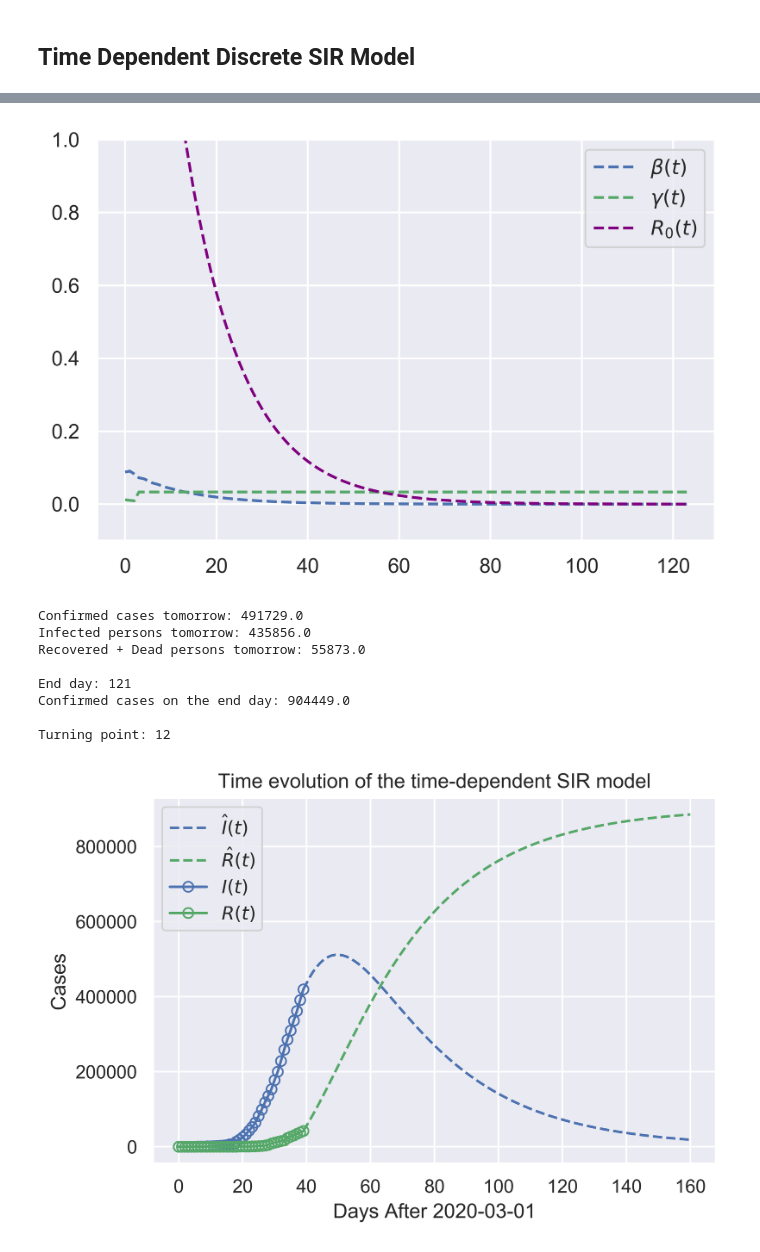
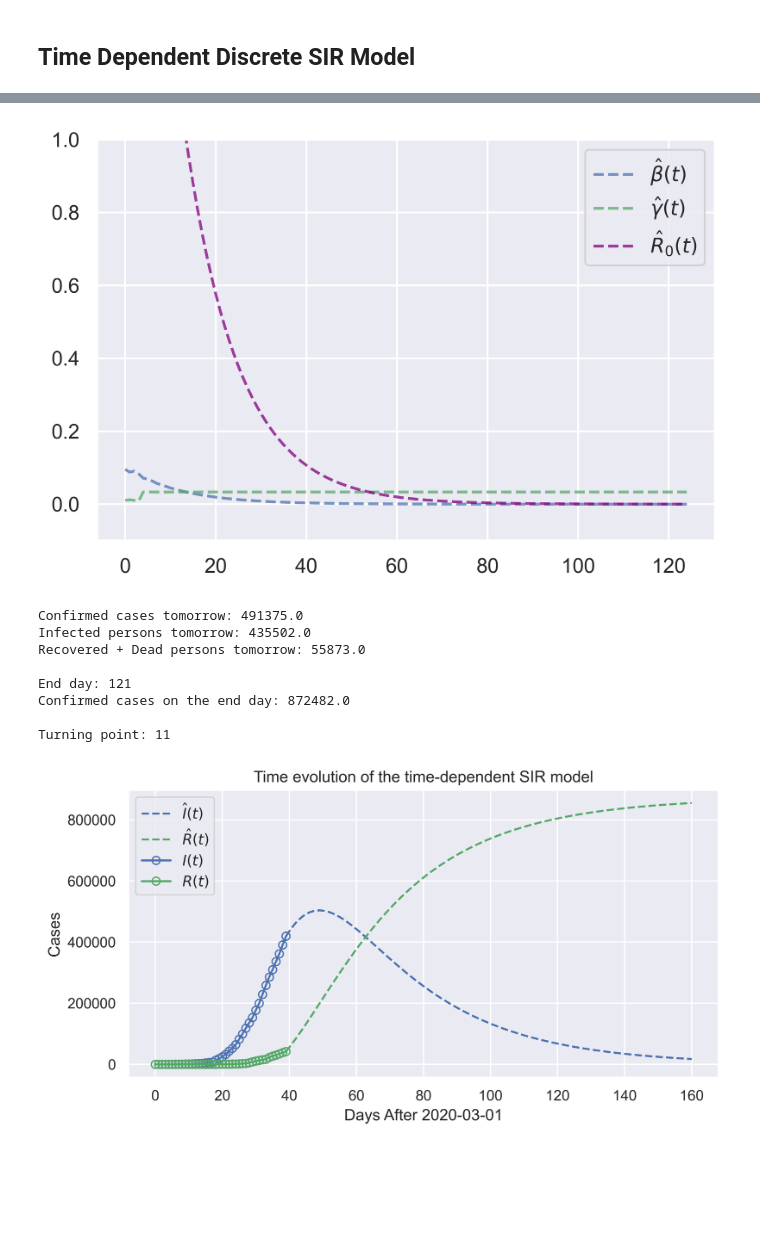
Before and after one commit to ishaandey/covid-19, a Jupyter notebook: sir_model-US.ipynb, the cells around one changed output, grey strips where cells are left out. Saved outputs shown, nothing was run; the diff lists cells and outputs as text; code cells hidden in the pictures; blank space fills up the shorter version.

Commit message:
Changed plot display for github preview

```diff
--- a/sir_model-US.ipynb
+++ b/sir_model-US.ipynb
@@ -76,10 +76,11 @@ The latest basic reproduction number R0: 8.912
 # %%
 from sklearn.neighbors import KNeighborsRegressor as KNN
 from sklearn.linear_model import Ridge
+from sklearn.linear_model import LinearRegression as Linear
 
 # Orders of the two FIR filters
-orders_beta = 3
-orders_gamma = 3
+orders_beta = 4
+orders_gamma = 4
 
 # Starting day for the data training
 start_beta = len(beta) - 21
@@ -95,9 +96,13 @@ x_gamma, y_gamma = data_split(gamma, orders_gamma, start_gamma)
 
 # Train and test using Ridge regression
 clf_beta  = Ridge(alpha=0.003255, copy_X=True, fit_intercept=False, max_iter=None, normalize=True, random_state=None, solver='auto', tol=1e-08).fit(x_beta, y_beta)
-clf_gamma = Ridge(alpha=0.001675, copy_X=True, fit_intercept=False, max_iter=None, normalize=True, random_state=None, solver='auto', tol=1e-08).fit(x_gamma, y_gamma)
+# clf_gamma = Ridge(alpha=0.001675, copy_X=True, fit_intercept=False, max_iter=None, normalize=True, random_state=None, solver='auto', tol=1e-08).fit(x_gamma, y_gamma)
 
+# Train and test using Linear regression
+# clf_beta  = Linear(normalize=False, copy_X=True).fit(x_beta, y_beta)
+clf_gamma = Linear(normalize=False, copy_X=True).fit(x_gamma, y_gamma)
 
+# Predict rates over on last several weeks
 beta_hat = clf_beta.predict(x_beta)
 gamma_hat = clf_gamma.predict(x_gamma)
 # %%
@@ -176,15 +187,15 @@ r0_predict.head()
 
 plt.figure(2)
 
-plt.plot(r0_predict.beta, '--', markerfacecolor='none', label=r'$\beta (t)$', color='b')
-plt.plot(r0_predict.gamma, '--', markerfacecolor='none', label=r'$\gamma (t)$', color='g')
-plt.plot(r0_predict.r0, '--', markerfacecolor='none', label=r'$R_0 (t)$', color='purple')
+plt.plot(r0_predict.beta, '--', markerfacecolor='none', label=r'$\hat{\beta} (t)$', color='b', alpha=.75)
+plt.plot(r0_predict.gamma, '--', markerfacecolor='none', label=r'$\hat{\gamma} (t)$', color='g',alpha=.75)
+plt.plot(r0_predict.r0, '--', markerfacecolor='none', label=r'$\hat{R}_0 (t)$', color='purple',alpha=.75)
 
 plt.ylim(top=1, bottom=-.1)
 plt.legend()
 plt.show()
 # %% [output]
-[figure, old version]
+[figure, new version]
 # %%
 # Print Highlight Predictions from Model
 print('\nConfirmed cases tomorrow:', np.rint(X_predict[1] + R_predict[1]))
@@ -196,32 +207,33 @@ print('Confirmed cases on the end day:', np.rint(X_predict[-2] + R_predict[-2]))
 
 print('\nTurning point:', turning_point)
 # %% [output]
-Confirmed cases tomorrow: 491729.0
-Infected persons tomorrow: 435856.0
+Confirmed cases tomorrow: 491375.0
+Infected persons tomorrow: 435502.0
 Recovered + Dead persons tomorrow: 55873.0
 
 End day: 121
-Confirmed cases on the end day: 904449.0
+Confirmed cases on the end day: 872482.0
 
-Turning point: 12
+Turning point: 11
 # %%
 # Plot the time evolution of the time-dependent SIR model
-# plt.figure(3)
+plt.figure(3, figsize=(8,4))
 
 # plt.plot(range(len(S) - 1, len(S) - 1 + len(S_predict)), S_predict, '--', label=r'$\hat{S}(t)$', color='purple')
 plt.plot(range(len(X) - 1, len(X) - 1 + len(X_predict)), X_predict, '--', label=r'$\hat{I}(t)$', color='b')
 plt.plot(range(len(R) - 1, len(R) - 1 + len(R_predict)), R_predict, '--', label=r'$\hat{R}(t)$', color='g')
 
 # plt.plot(range(len(S)), S, '-',  label=r'$S(t)$', markerfacecolor = 'none', color='purple')
 plt.plot(range(len(X)), X, 'o-', label=r'$I(t)$', markerfacecolor = 'none', color='b')
 plt.plot(range(len(R)), R, 'o-', label=r'$R(t)$', markerfacecolor = 'none', color='g')
 
+# plt.yscale('log')
 
 plt.xlabel('Days After {}'.format(start_date))
 plt.ylabel('Cases')
 plt.title('Time evolution of the time-dependent SIR model')
 plt.legend()
 
 plt.show()
 # %% [output]
-[figure, old version]
+[figure, new version]
```
Also changed, not shown: parts of 2 cells of this notebook, 4 other files.
